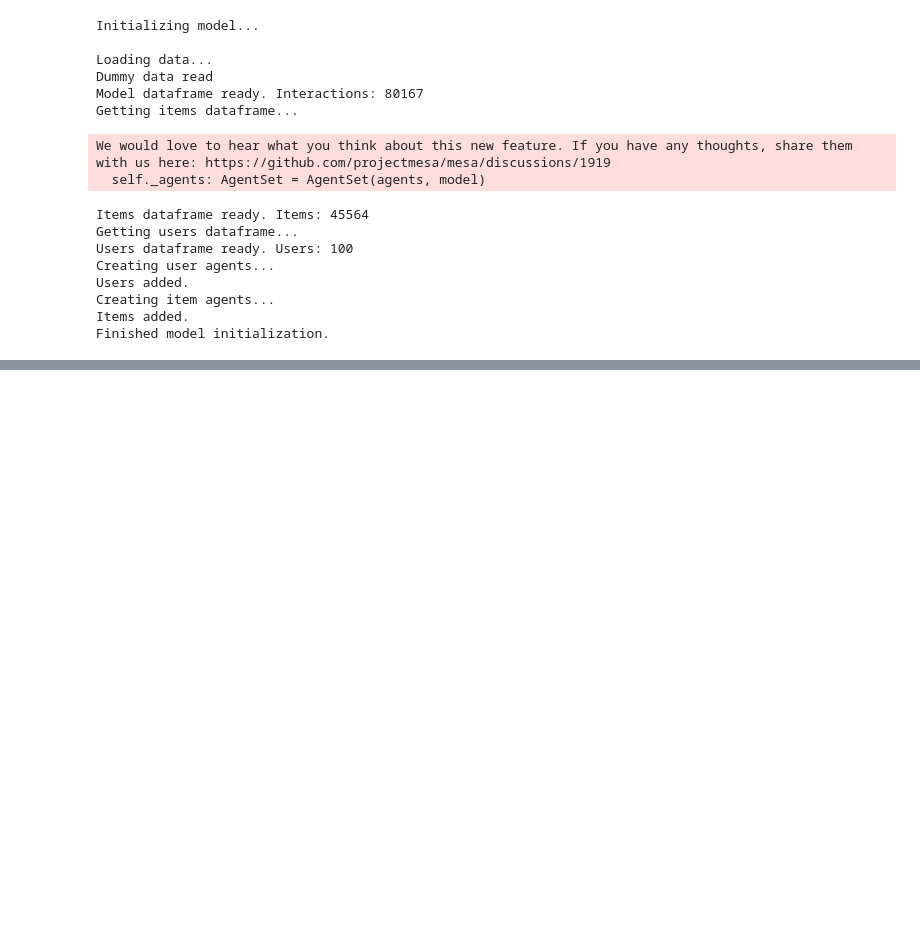
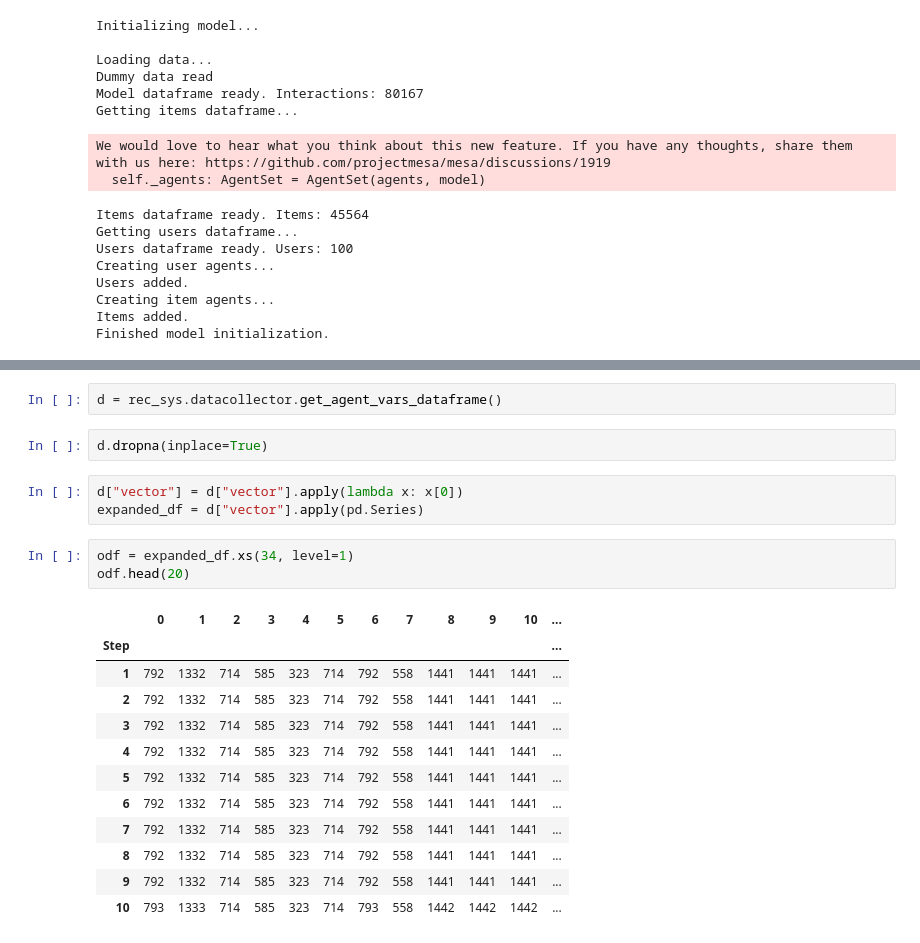
Before and after one commit to jamonbri/master_thesis, a Jupyter notebook: project/data_analysis.ipynb, the cells around one changed output, grey strips where cells are left out. Drawn from its saved outputs; the diff is of its cells as text; blank space fills up the shorter version.

```diff
--- a/project/data_analysis.ipynb
+++ b/project/data_analysis.ipynb
@@ -105,0 +106,23 @@ Step 9 executed.
+# %%
+d = rec_sys.datacollector.get_agent_vars_dataframe()
+# %%
+d.dropna(inplace=True)
+# %%
+d["vector"] = d["vector"].apply(lambda x: x[0])
+expanded_df = d["vector"].apply(pd.Series)
+# %%
+odf = expanded_df.xs(34, level=1)
+odf.head(20)
+# %% [output]
+|  | 0 | 1 | 2 | 3 | 4 | 5 | 6 | 7 | 8 | 9 | 10 | ... |
+| Step |  |  |  |  |  |  |  |  |  |  |  | ... |
+| 1 | 792 | 1332 | 714 | 585 | 323 | 714 | 792 | 558 | 1441 | 1441 | 1441 | ... |
+| 2 | 792 | 1332 | 714 | 585 | 323 | 714 | 792 | 558 | 1441 | 1441 | 1441 | ... |
+| 3 | 792 | 1332 | 714 | 585 | 323 | 714 | 792 | 558 | 1441 | 1441 | 1441 | ... |
+| 4 | 792 | 1332 | 714 | 585 | 323 | 714 | 792 | 558 | 1441 | 1441 | 1441 | ... |
+| 5 | 792 | 1332 | 714 | 585 | 323 | 714 | 792 | 558 | 1441 | 1441 | 1441 | ... |
+| 6 | 792 | 1332 | 714 | 585 | 323 | 714 | 792 | 558 | 1441 | 1441 | 1441 | ... |
+| 7 | 792 | 1332 | 714 | 585 | 323 | 714 | 792 | 558 | 1441 | 1441 | 1441 | ... |
+| 8 | 792 | 1332 | 714 | 585 | 323 | 714 | 792 | 558 | 1441 | 1441 | 1441 | ... |
+| 9 | 792 | 1332 | 714 | 585 | 323 | 714 | 792 | 558 | 1441 | 1441 | 1441 | ... |
+| 10 | 793 | 1333 | 714 | 585 | 323 | 714 | 793 | 558 | 1442 | 1442 | 1442 | ... |
```
Also changed, not shown: parts of 10 cells of this notebook, 2 other files.
